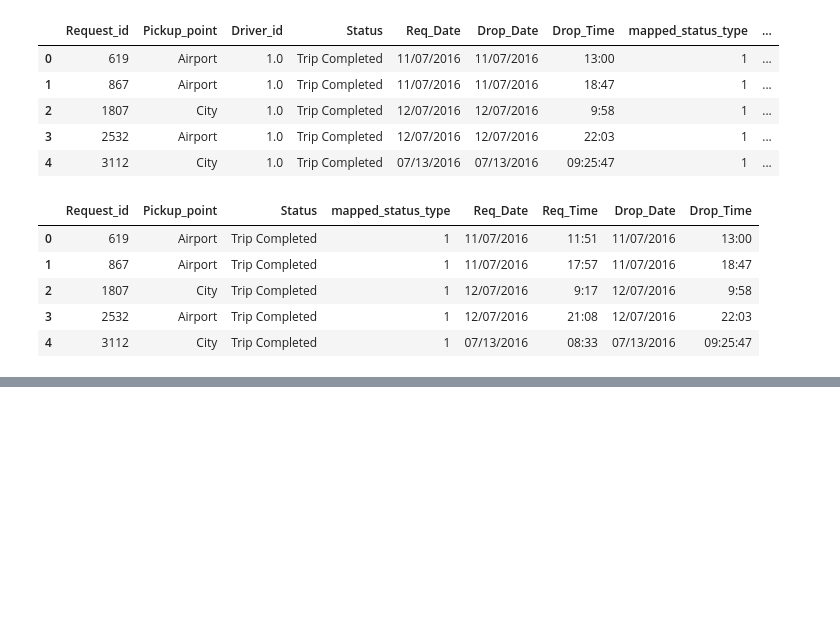
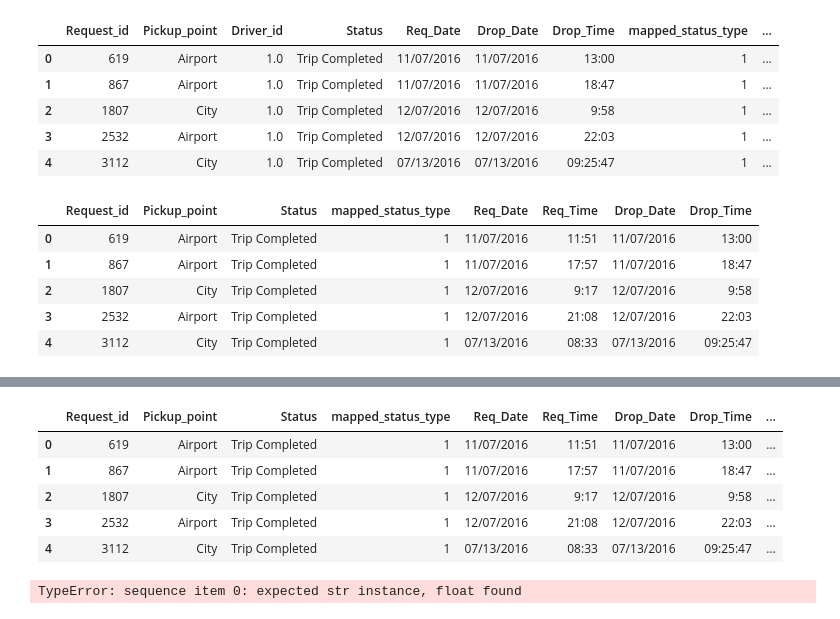
Before and after one commit to pmurthy98a89/UberRequestStatusML, a Jupyter notebook: Final Assignment Prep.ipynb, the cells around one changed output, grey strips where cells are left out. Drawn from its saved outputs; the diff is of its cells as text; code cells hidden in the pictures; blank space fills up the shorter version.

```diff
--- a/Final Assignment Prep.ipynb
+++ b/Final Assignment Prep.ipynb
@@ -235,0 +268,11 @@ df.head()
+# %%
+df[['DropHour','DropMinute','DropSeconds']] = df['Drop_Time'].str.split(':',expand=True)
+# %%
+df.head()
+# %% [output]
+|  | Request_id | Pickup_point | Status | mapped_status_type | Req_Date | Req_Time | Drop_Date | Drop_Time | ... |
+| 0 | 619 | Airport | Trip Completed | 1 | 11/07/2016 | 11:51 | 11/07/2016 | 13:00 | ... |
+| 1 | 867 | Airport | Trip Completed | 1 | 11/07/2016 | 17:57 | 11/07/2016 | 18:47 | ... |
+| 2 | 1807 | City | Trip Completed | 1 | 12/07/2016 | 9:17 | 12/07/2016 | 9:58 | ... |
+| 3 | 2532 | Airport | Trip Completed | 1 | 12/07/2016 | 21:08 | 12/07/2016 | 22:03 | ... |
+| 4 | 3112 | City | Trip Completed | 1 | 07/13/2016 | 08:33 | 07/13/2016 | 09:25:47 | ... |
@@ -235,0 +281,5 @@ df.head()
+# %%
+df['Drop_Time'] = df[['DropHour','DropMinute']].agg(':'.join, axis=1)
+df.head()
+# %% [output]
+TypeError: sequence item 0: expected str instance, float found
```
Also changed, not shown: parts of 12 cells of this notebook.
